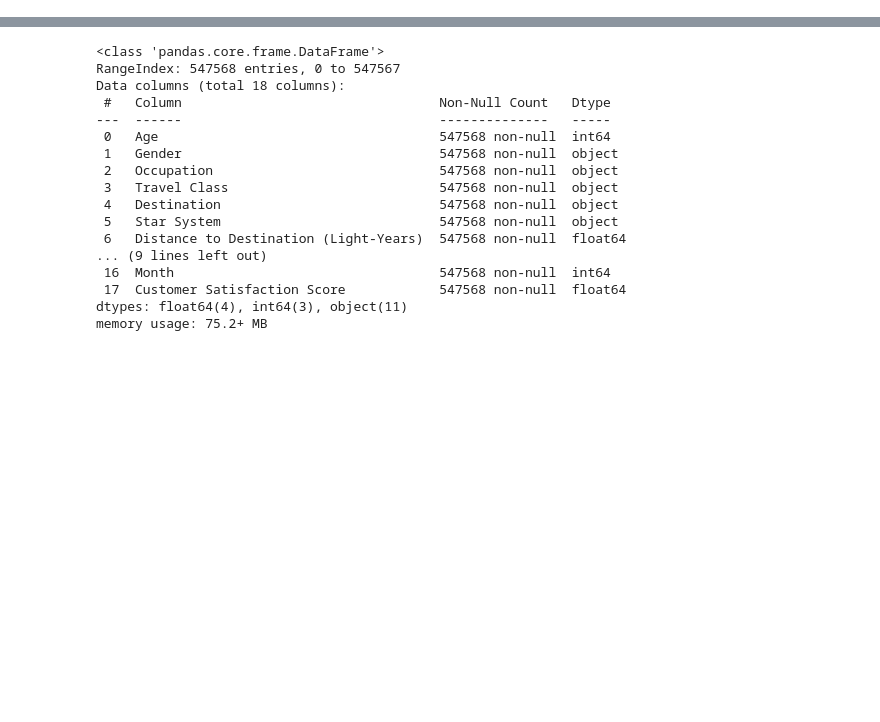
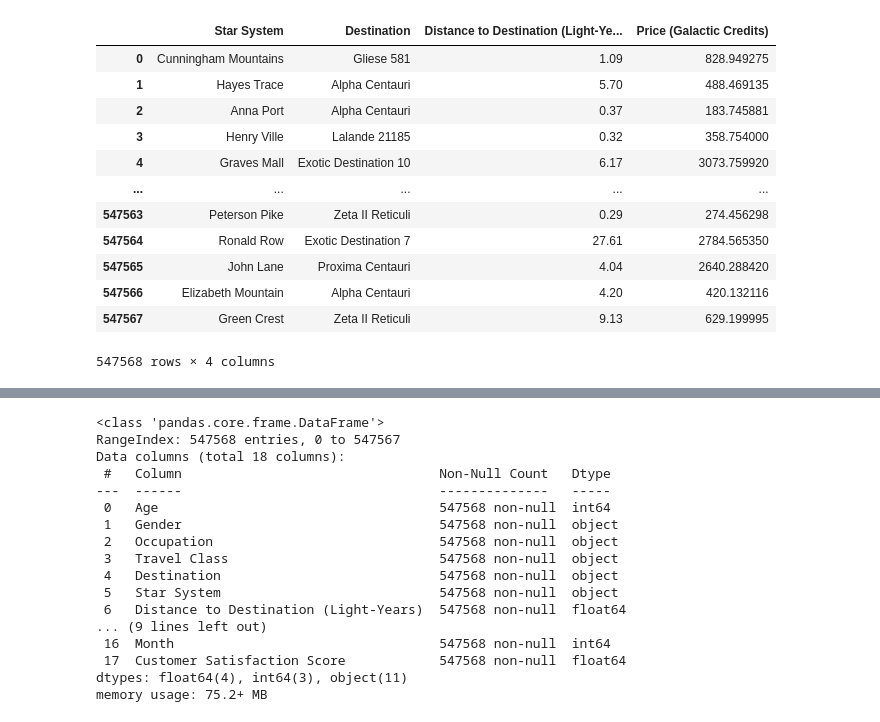
Before and after one commit to aliciamb86/ML-interstellar-travel-satisfaction, a Jupyter notebook: Interstellar Travel Customer Satisfaction Analysis/notebooks/02_LimpiezaEDA.ipynb, the cells around one changed output, grey strips where cells are left out. Cells and saved outputs as stored; diff of their text form; code cells hidden in the pictures; blank space fills up the shorter version.

```diff
--- a/Interstellar Travel Customer Satisfaction Analysis/notebooks/02_LimpiezaEDA.ipynb
+++ b/Interstellar Travel Customer Satisfaction Analysis/notebooks/02_LimpiezaEDA.ipynb
@@ -16,3 +16,20 @@ df.head()
 | 2 | 62 | Female | Businessperson | Luxury | Alpha Centauri | Anna Port | 0.37 | ... |
 | 3 | 21 | Female | Colonist | Economy | Lalande 21185 | Henry Ville | 0.32 | ... |
 | 4 | 42 | Male | Explorer | Luxury | Exotic Destination 10 | Graves Mall | 6.17 | ... |
+# %%
+star_system_destination = df[['Star System', 'Destination', 'Distance to Destination (Light-Years)', 'Price (Galactic Credits)']]
+star_system_destination
+# %% [output]
+|  | Star System | Destination | Distance to Destination (Light-Ye... | Price (Galactic Credits) |
+| 0 | Cunningham Mountains | Gliese 581 | 1.09 | 828.949275 |
+| 1 | Hayes Trace | Alpha Centauri | 5.70 | 488.469135 |
+| 2 | Anna Port | Alpha Centauri | 0.37 | 183.745881 |
+| 3 | Henry Ville | Lalande 21185 | 0.32 | 358.754000 |
+| 4 | Graves Mall | Exotic Destination 10 | 6.17 | 3073.759920 |
+| ... | ... | ... | ... | ... |
+| 547563 | Peterson Pike | Zeta II Reticuli | 0.29 | 274.456298 |
+| 547564 | Ronald Row | Exotic Destination 7 | 27.61 | 2784.565350 |
+| 547565 | John Lane | Proxima Centauri | 4.04 | 2640.288420 |
+| 547566 | Elizabeth Mountain | Alpha Centauri | 4.20 | 420.132116 |
+| 547567 | Green Crest | Zeta II Reticuli | 9.13 | 629.199995 |
+547568 rows × 4 columns
```
Also changed, not shown: parts of 7 cells of this notebook, 4 other files.
